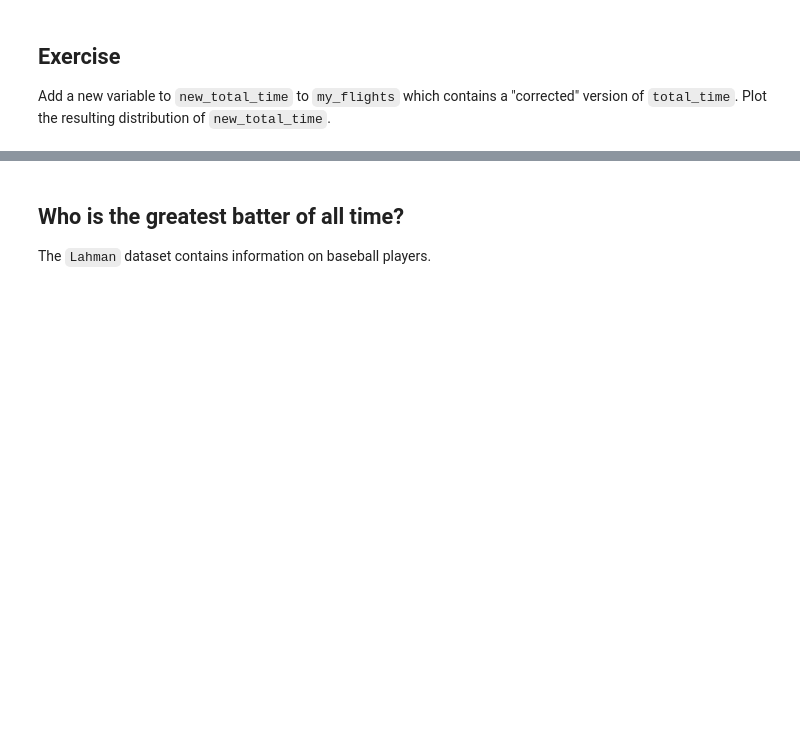
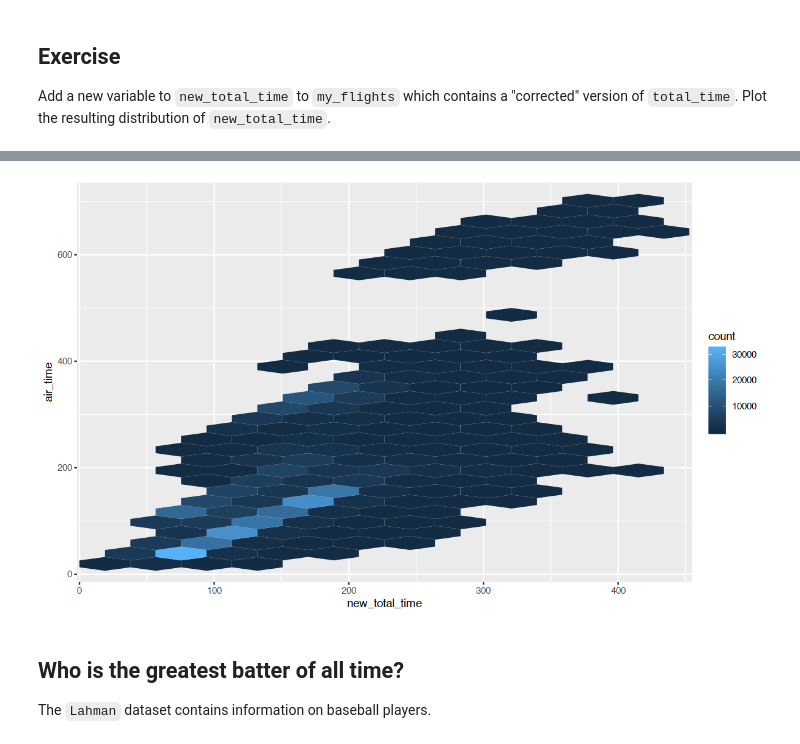
Before and after one commit to terhorst/stats306, a Jupyter notebook: lectures/lecture04/Lecture04.ipynb, the cells around one changed output, grey strips where cells are left out. Saved outputs shown, nothing was run; the diff lists cells and outputs as text; code cells hidden in the pictures; blank space fills up the shorter version.

```diff
--- a/lectures/lecture04/Lecture04.ipynb
+++ b/lectures/lecture04/Lecture04.ipynb
@@ -365,0 +413,13 @@ Add a new variable to `new_total_time` to `my_flights` which contains a "correct
+# %%
+my_flights = mutate(flights,
+                    new_arr = hourmin2min(arr_time),
+                    new_dep = hourmin2min(dep_time),
+                    total_time = new_arr - new_dep,
+                    new_total_time = ifelse(
+                        total_time < 0,
+                        total_time + 1440,
+                        total_time
+                    )
+                   )
+ggplot(my_flights) + geom_hex(aes(x=new_total_time, y=air_time))
+# %% [output]
@@ -366,3 +428,4 @@ Add a new variable to `new_total_time` to `my_flights` which contains a "correct
+[figure, added]
 # %% [markdown]
 ## Who is the greatest batter of all time?
 The `Lahman` dataset contains information on baseball players.
```
Also changed, not shown: parts of 31 cells of this notebook.
